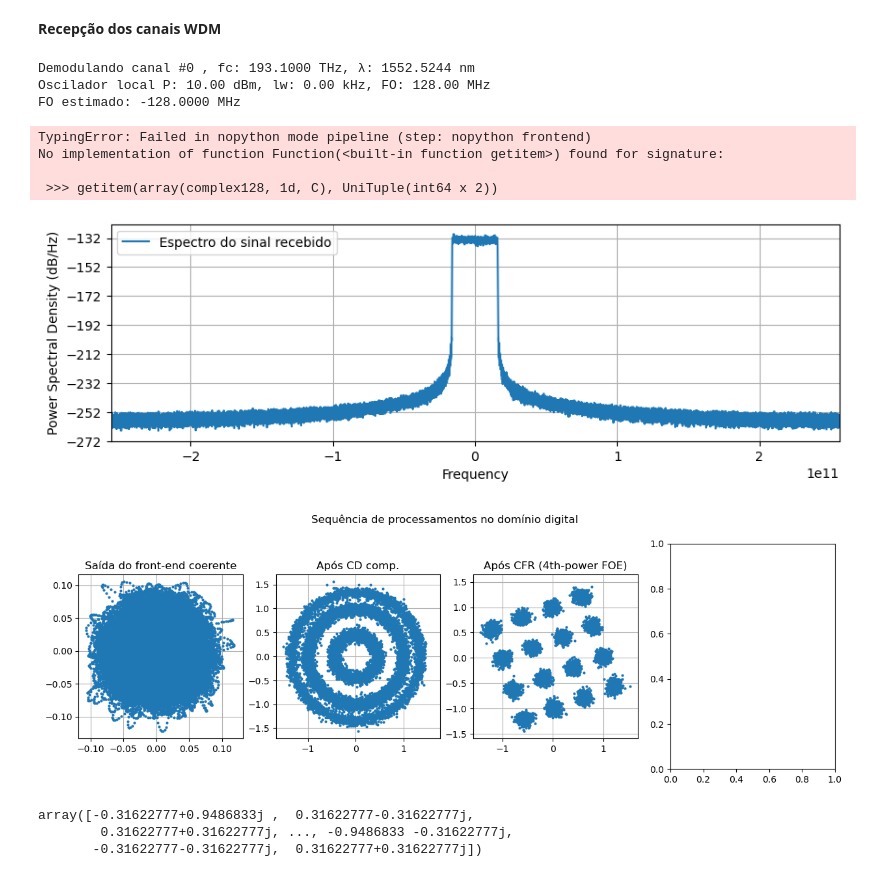
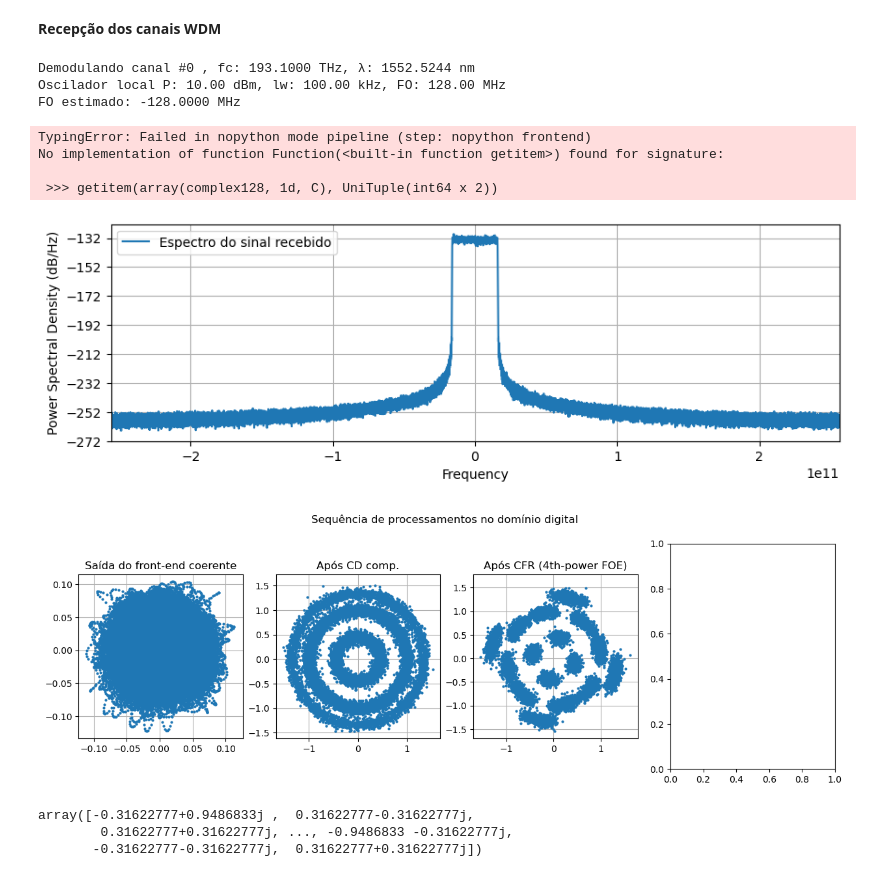
Before and after one commit to edsonportosilva/OpticalCommunications, a Jupyter notebook: jupyter notebooks/8. Introdução às comunicações ópticas coerentes.ipynb, the cells around one changed output. Cells and saved outputs as stored; diff of their text form; code cells hidden in the pictures.

```diff
--- a/jupyter notebooks/8. Introdução às comunicações ópticas coerentes.ipynb
+++ b/jupyter notebooks/8. Introdução às comunicações ópticas coerentes.ipynb
@@ -1013,7 +1013,7 @@ symbTx = symbTx_[:,:,chIndex].reshape(len(symbTx_),)
 # parâmetros do oscilador local:
 FO      = 128e6                 # desvio de frequência
 Δf_lo   = paramTx.freqGrid[chIndex]+FO  # downshift canal a ser demodulado
-lw      = 0*100e3                 # largura de linha
+lw      = 100e3                 # largura de linha
 Plo_dBm = 10                    # potência em dBm
 Plo     = 10**(Plo_dBm/10)*1e-3 # potência em W
 ϕ_lo    = 0                     # fase inicial em rad
@@ -1148,35 +1148,35 @@ ax4.title.set_text('Após CPR (DD-PLL)')
 ax4.grid()
 
 # estima SNR da constelação recebida
 SNR = signal_power(symbTx[ind])/signal_power(sigRx[ind]-symbTx[ind])
 
 # Demodulação com aplicação a regra de decisão brusca
 bitsRx = demodulateGray(np.sqrt(mod.Es)*sigRx, M, 'qam')
 bitsTx = demodulateGray(np.sqrt(mod.Es)*symbTx, M, 'qam')
 
 err = np.logical_xor(bitsRx[discard:bitsRx.size-discard],
                      bitsTx[discard:bitsTx.size-discard])
 BER = np.mean(err)
 
 print('SNR[est] = %.2f dB \n'%(10*np.log10(SNR)))
 print('Total de bits = %d  '%(err.size))
 print('Total de erros contados = %d  '%(err.sum()))
 print('BER = %.2e  '%(BER))
 
 plt.figure()
 plt.plot(err,'o', label = 'erros')
 plt.legend()
 plt.grid()
 # %% [output]
 Demodulando canal #0 , fc: 193.1000 THz, λ: 1552.5244 nm
-Oscilador local P: 10.00 dBm, lw: 0.00 kHz, FO: 128.00 MHz
+Oscilador local P: 10.00 dBm, lw: 100.00 kHz, FO: 128.00 MHz
 FO estimado: -128.0000 MHz
 TypingError: Failed in nopython mode pipeline (step: nopython frontend)
 No implementation of function Function(<built-in function getitem>) found for signature:
 
  >>> getitem(array(complex128, 1d, C), UniTuple(int64 x 2))
 [figure]
-[figure, old version]
+[figure, new version]
 # %%
 symbTx
 # %% [output]
```
Also changed, not shown: 1 other file.
